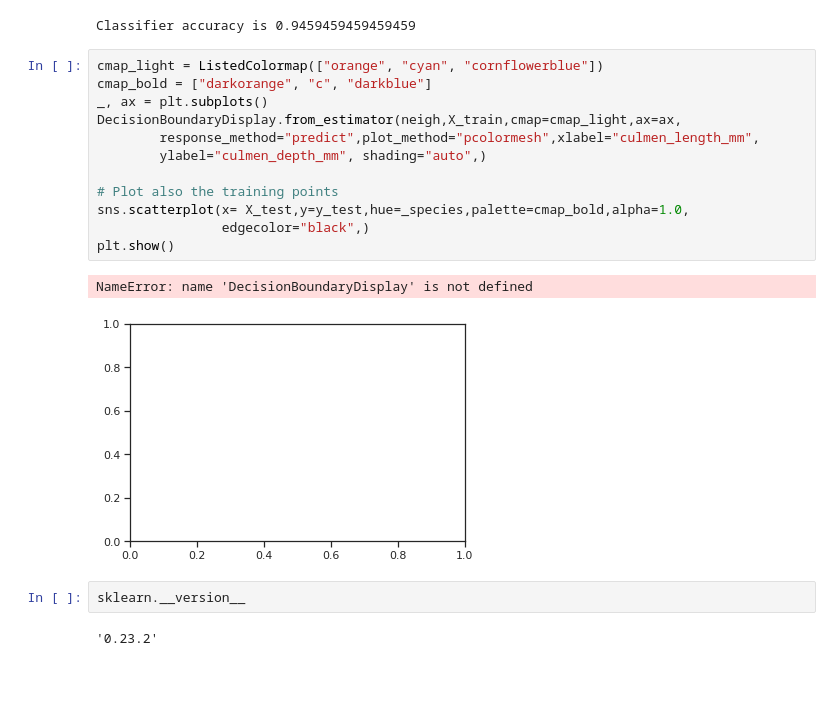
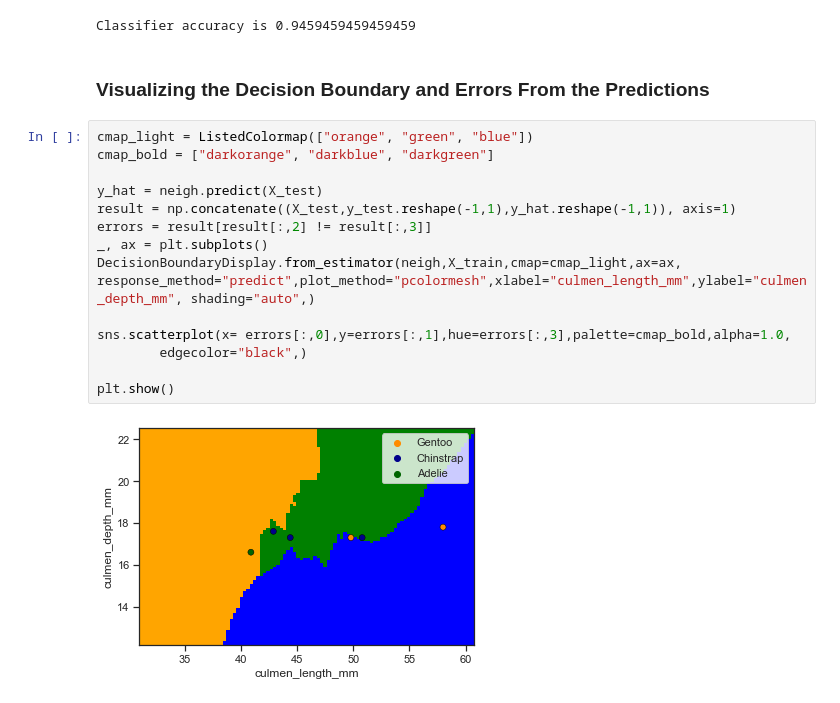
Before and after one commit to AhosChaos/PenguinVisualization, a Jupyter notebook: PenguinVisualization.ipynb, the cells around one changed output. Saved outputs shown, nothing was run; the diff lists cells and outputs as text; blank space fills up the shorter version.

Commit message:
Added KNN visualization

```diff
--- a/PenguinVisualization.ipynb
+++ b/PenguinVisualization.ipynb
@@ -185,22 +183,21 @@ acc = neigh.score(X_test, y_test)
 print("Classifier accuracy is", acc)
 # %% [output]
 Classifier accuracy is 0.9459459459459459
+# %% [markdown]
+### Visualizing the Decision Boundary and Errors From the Predictions
 # %%
-cmap_light = ListedColormap(["orange", "cyan", "cornflowerblue"])
-cmap_bold = ["darkorange", "c", "darkblue"]
+cmap_light = ListedColormap(["orange", "green", "blue"])
+cmap_bold = ["darkorange", "darkblue", "darkgreen"]
+
+y_hat = neigh.predict(X_test)
+result = np.concatenate((X_test,y_test.reshape(-1,1),y_hat.reshape(-1,1)), axis=1)
+errors = result[result[:,2] != result[:,3]]
 _, ax = plt.subplots()
-DecisionBoundaryDisplay.from_estimator(neigh,X_train,cmap=cmap_light,ax=ax,
-        response_method="predict",plot_method="pcolormesh",xlabel="culmen_length_mm",
-        ylabel="culmen_depth_mm", shading="auto",)
+DecisionBoundaryDisplay.from_estimator(neigh,X_train,cmap=cmap_light,ax=ax, response_method="predict",plot_method="pcolormesh",xlabel="culmen_length_mm",ylabel="culmen_depth_mm", shading="auto",)
 
-# Plot also the training points
-sns.scatterplot(x= X_test,y=y_test,hue=_species,palette=cmap_bold,alpha=1.0,
-                edgecolor="black",)
+sns.scatterplot(x= errors[:,0],y=errors[:,1],hue=errors[:,3],palette=cmap_bold,alpha=1.0,
+        edgecolor="black",)
+
 plt.show()
 # %% [output]
-NameError: name 'DecisionBoundaryDisplay' is not defined
-[figure, old version]
+[figure, new version]
-# %%
-sklearn.__version__
-# %% [output]
-'0.23.2'
```
Also changed, not shown: parts of 5 cells of this notebook.
